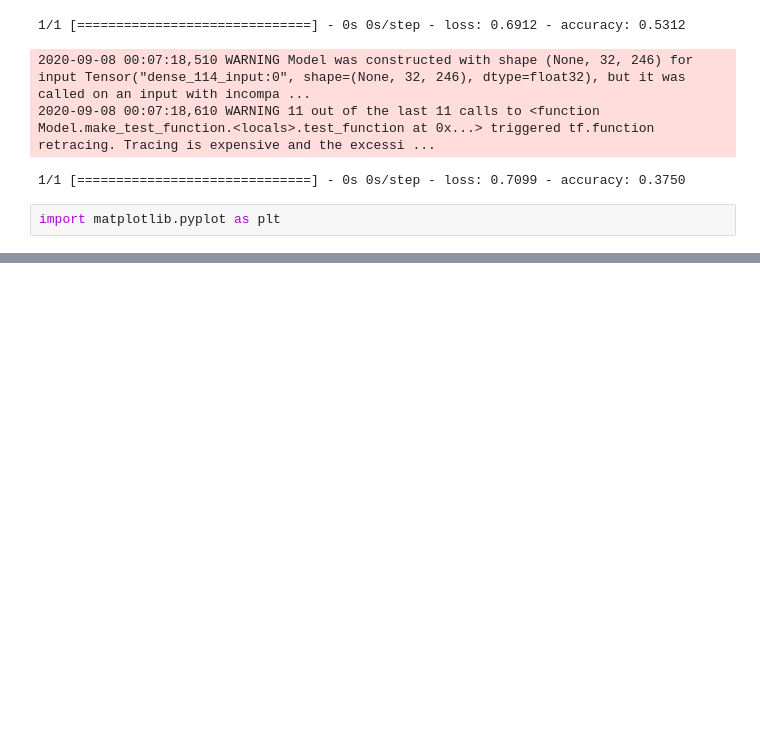
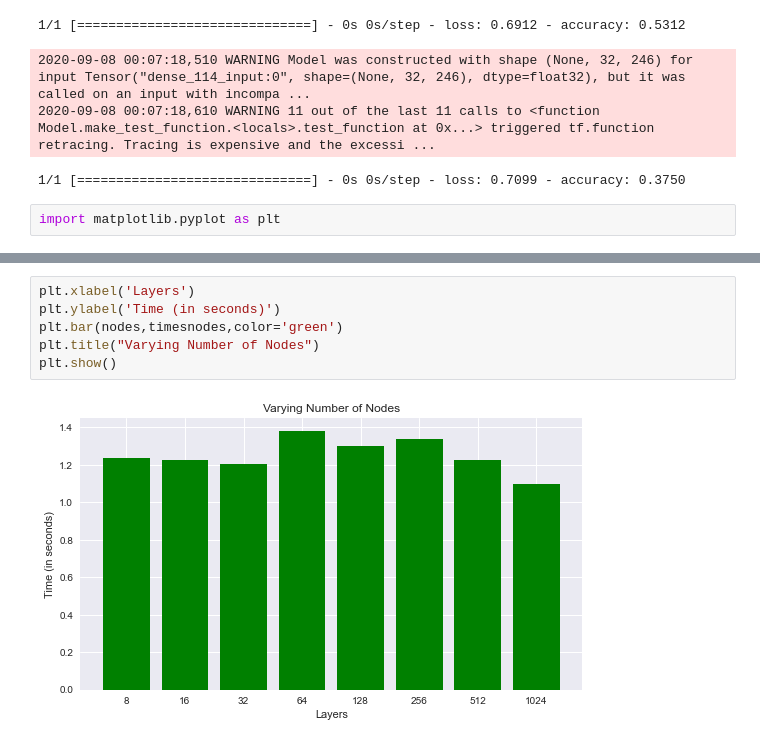
Before and after one commit to jatingupta-2000/DL-Labs, a Jupyter notebook: E18CSE140_DL_Lab4.ipynb, the cells around one changed output, grey strips where cells are left out. Saved outputs shown, nothing was run; the diff lists cells and outputs as text; blank space fills up the shorter version.

```diff
--- a/E18CSE140_DL_Lab4.ipynb
+++ b/E18CSE140_DL_Lab4.ipynb
@@ -911,0 +897,8 @@ print(trainaccnodes)
+# %%
+plt.xlabel('Layers')
+plt.ylabel('Time (in seconds)')
+plt.bar(nodes,timesnodes,color='green')
+plt.title("Varying Number of Nodes")
+plt.show()
+# %% [output]
+[figure, added]
```
Also changed, not shown: parts of 15 cells of this notebook.
